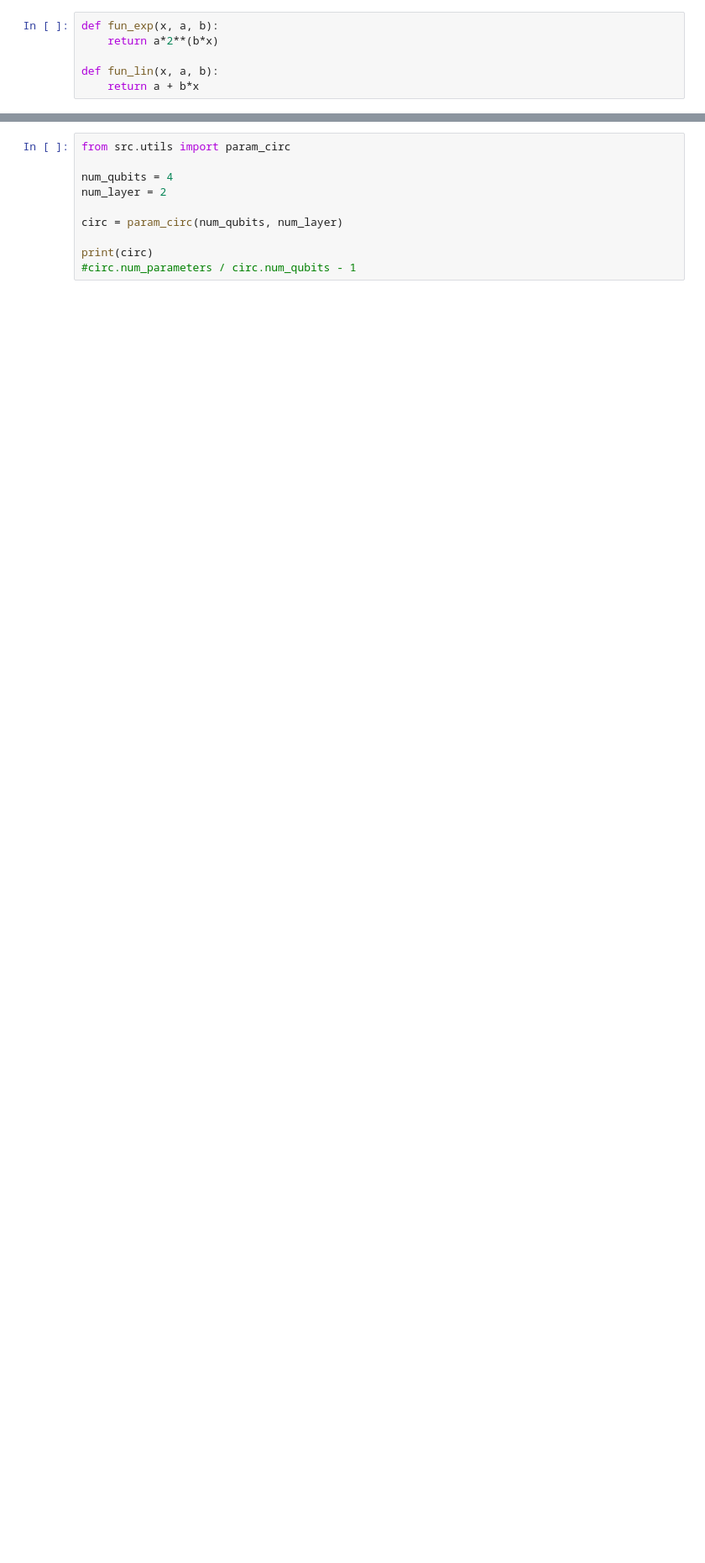
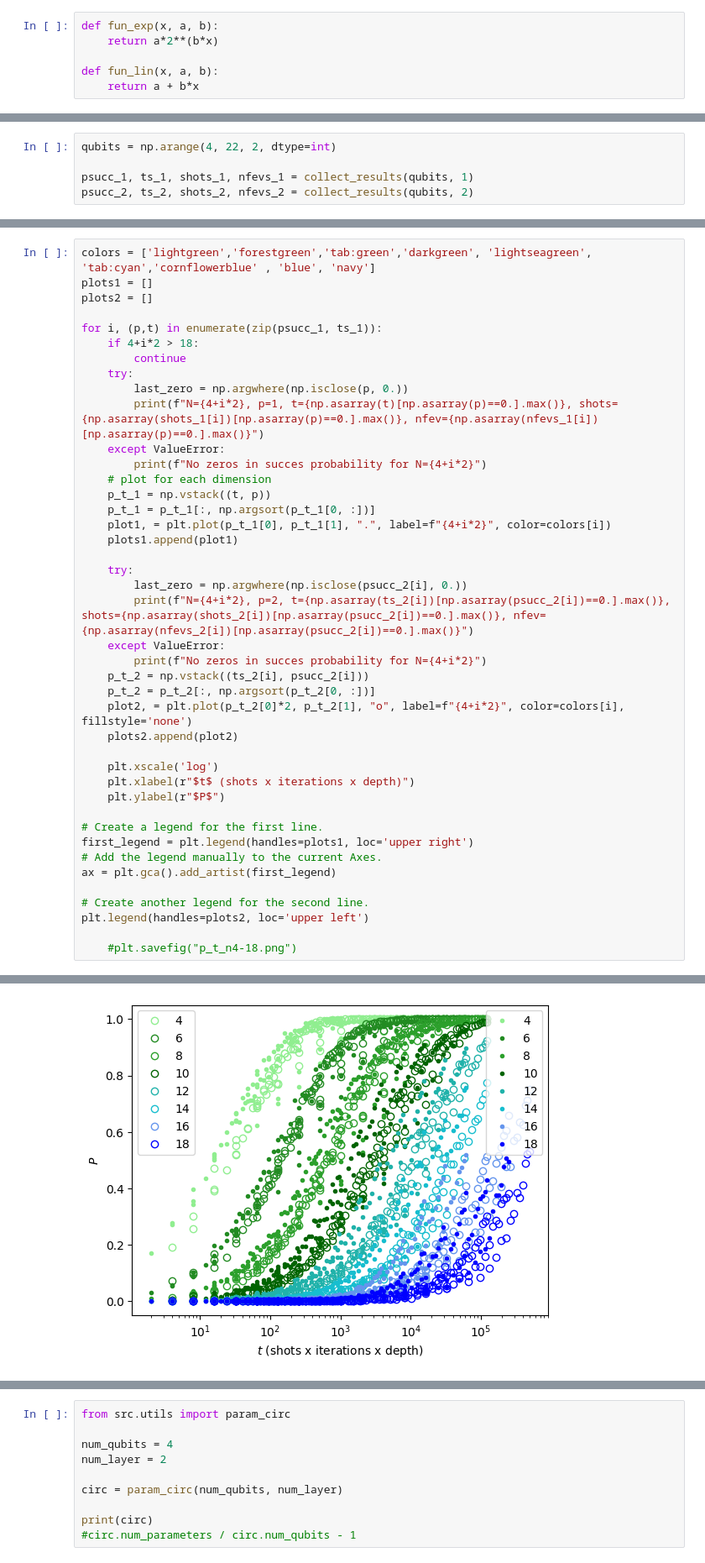
Before and after one commit to gscriva/cvar-opt, a Jupyter notebook: my_vqe.ipynb, the cells around one changed output, grey strips where cells are left out. Shown at 84% size. Drawn from its saved outputs; the diff is of its cells as text; blank space fills up the shorter version.

```diff
--- a/my_vqe.ipynb
+++ b/my_vqe.ipynb
@@ -274,0 +294,5 @@ plt.savefig("minit-succ50.png")
+# %%
+qubits = np.arange(4, 22, 2, dtype=int)
+
+psucc_1, ts_1, shots_1, nfevs_1 = collect_results(qubits, 1)
+psucc_2, ts_2, shots_2, nfevs_2 = collect_results(qubits, 2)
@@ -274,0 +318,43 @@ plt.savefig("minit-succ50.png")
+# %%
+colors = ['lightgreen','forestgreen','tab:green','darkgreen', 'lightseagreen', 'tab:cyan','cornflowerblue' , 'blue', 'navy']
+plots1 = []
+plots2 = []
+
+for i, (p,t) in enumerate(zip(psucc_1, ts_1)):
+    if 4+i*2 > 18:
+        continue
+    try:
+        last_zero = np.argwhere(np.isclose(p, 0.))
+        print(f"N={4+i*2}, p=1, t={np.asarray(t)[np.asarray(p)==0.].max()}, shots={np.asarray(shots_1[i])[np.asarray(p)==0.].max()}, nfev={np.asarray(nfevs_1[i])[np.asarray(p)==0.].max()}")
+    except ValueError:
+        print(f"No zeros in succes probability for N={4+i*2}")
+    # plot for each dimension
+    p_t_1 = np.vstack((t, p))
+    p_t_1 = p_t_1[:, np.argsort(p_t_1[0, :])]
+    plot1, = plt.plot(p_t_1[0], p_t_1[1], ".", label=f"{4+i*2}", color=colors[i])
+    plots1.append(plot1)
+
+    try:
+        last_zero = np.argwhere(np.isclose(psucc_2[i], 0.))
+        print(f"N={4+i*2}, p=2, t={np.asarray(ts_2[i])[np.asarray(psucc_2[i])==0.].max()}, shots={np.asarray(shots_2[i])[np.asarray(psucc_2[i])==0.].max()}, nfev={np.asarray(nfevs_2[i])[np.asarray(psucc_2[i])==0.].max()}")
+    except ValueError:
+        print(f"No zeros in succes probability for N={4+i*2}")
+    p_t_2 = np.vstack((ts_2[i], psucc_2[i]))
+    p_t_2 = p_t_2[:, np.argsort(p_t_2[0, :])]
+    plot2, = plt.plot(p_t_2[0]*2, p_t_2[1], "o", label=f"{4+i*2}", color=colors[i], fillstyle='none')
+    plots2.append(plot2)
+
+    plt.xscale('log')
+    plt.xlabel(r"$t$ (shots x iterations x depth)")
+    plt.ylabel(r"$P$")
+
+# Create a legend for the first line.
+first_legend = plt.legend(handles=plots1, loc='upper right')
+# Add the legend manually to the current Axes.
+ax = plt.gca().add_artist(first_legend)
+
+# Create another legend for the second line.
+plt.legend(handles=plots2, loc='upper left')
+
+    #plt.savefig("p_t_n4-18.png")
+# %% [output]
@@ -274,0 +378 @@ plt.savefig("minit-succ50.png")
+[figure, added]
```
Also changed, not shown: parts of 24 cells of this notebook, 1 other file.
